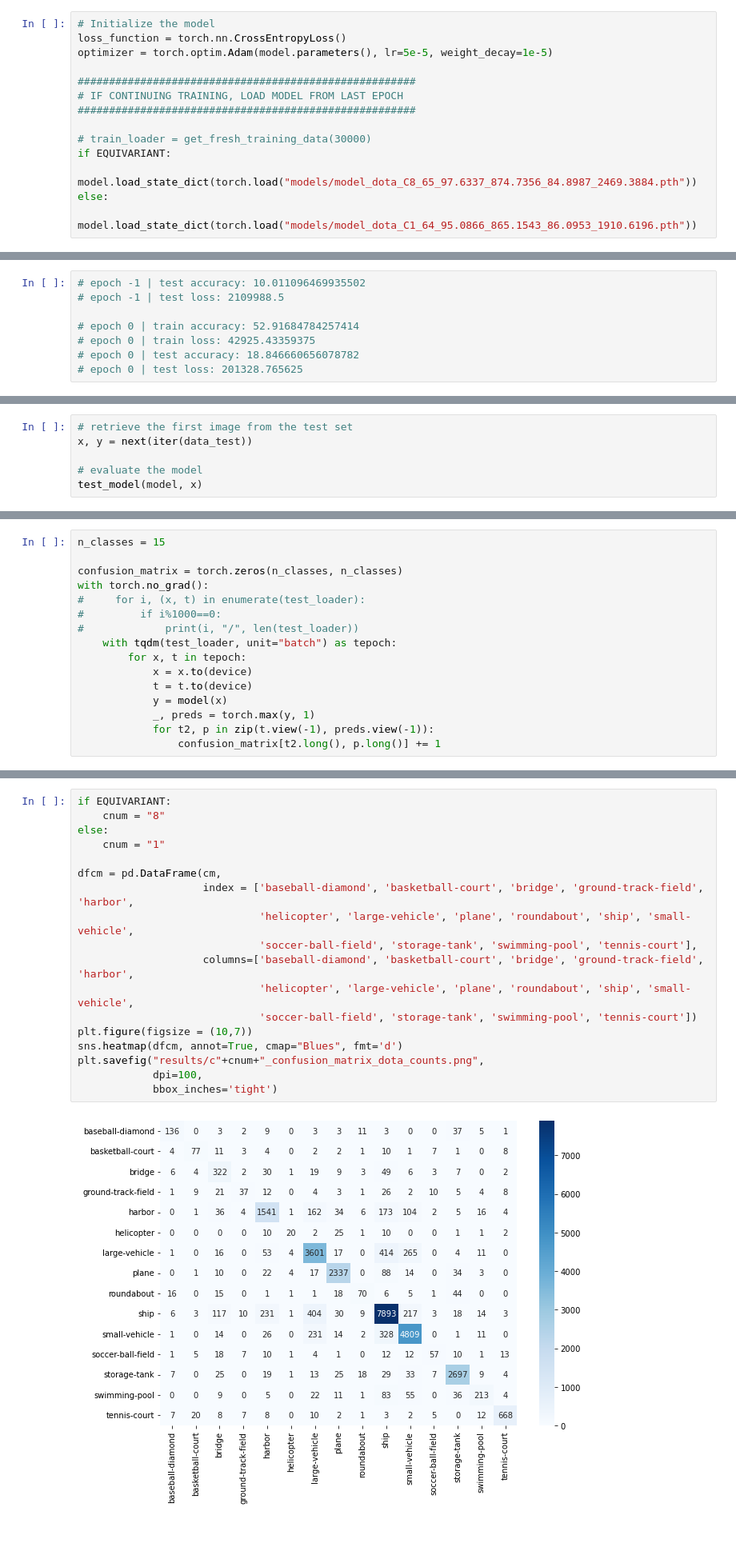
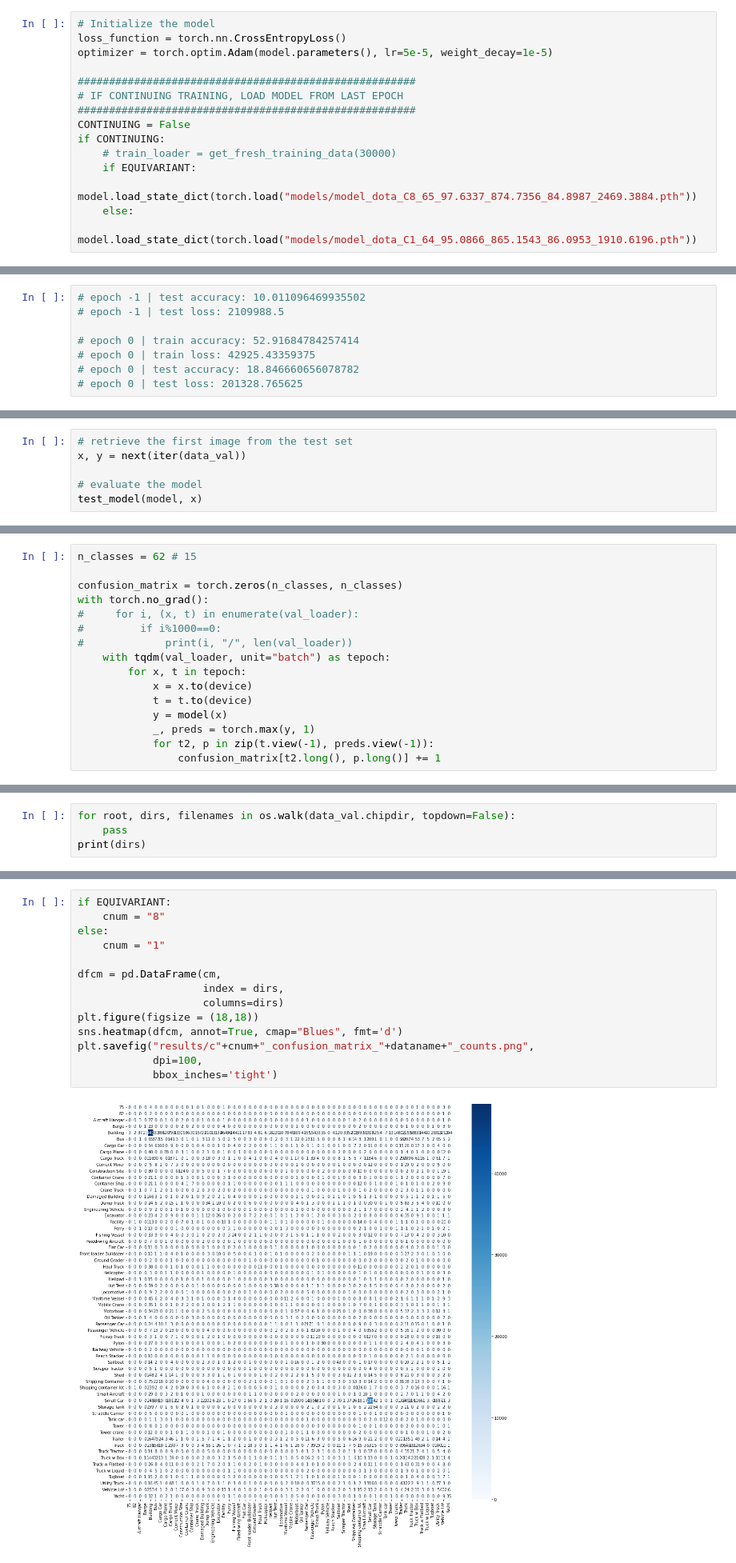
Before and after one commit to lewj85/e2cnn_experiments, a Jupyter notebook: e2cnn.ipynb, the cells around one changed output, grey strips where cells are left out. Shown at 80% size. Cells and saved outputs as stored; diff of their text form; blank space fills up the shorter version.

Commit message:
Added xView results

```diff
--- a/e2cnn.ipynb
+++ b/e2cnn.ipynb
@@ -634,12 +691,13 @@ optimizer = torch.optim.Adam(model.parameters(), lr=5e-5, weight_decay=1e-5)
 ######################################################
 # IF CONTINUING TRAINING, LOAD MODEL FROM LAST EPOCH
 ######################################################
-
-# train_loader = get_fresh_training_data(30000)
-if EQUIVARIANT:
-    model.load_state_dict(torch.load("models/model_dota_C8_65_97.6337_874.7356_84.8987_2469.3884.pth"))
-else:
-    model.load_state_dict(torch.load("models/model_dota_C1_64_95.0866_865.1543_86.0953_1910.6196.pth"))
+CONTINUING = False
+if CONTINUING:
+    # train_loader = get_fresh_training_data(30000)
+    if EQUIVARIANT:
+        model.load_state_dict(torch.load("models/model_dota_C8_65_97.6337_874.7356_84.8987_2469.3884.pth"))
+    else:
+        model.load_state_dict(torch.load("models/model_dota_C1_64_95.0866_865.1543_86.0953_1910.6196.pth"))
 # %%
 # # get initial performance with random weights
 # test_total = 0
@@ -812,6 +895,6 @@ else:
 # %%
 # retrieve the first image from the test set
-x, y = next(iter(data_test))
+x, y = next(iter(data_val))
 
 # evaluate the model
 test_model(model, x)
@@ -829,13 +918,13 @@ angle |       0       1       2       3       4       5       6       7       8
 ##########################################################################################
 # %%
-n_classes = 15
+n_classes = 62 # 15
 
 confusion_matrix = torch.zeros(n_classes, n_classes)
 with torch.no_grad():
-#     for i, (x, t) in enumerate(test_loader):
+#     for i, (x, t) in enumerate(val_loader):
 #         if i%1000==0:
-#             print(i, "/", len(test_loader))
-    with tqdm(test_loader, unit="batch") as tepoch:
+#             print(i, "/", len(val_loader))
+    with tqdm(val_loader, unit="batch") as tepoch:
         for x, t in tepoch:
             x = x.to(device)
             t = t.to(device)
@@ -885,0 +969,4 @@ print(cm)
+# %%
+for root, dirs, filenames in os.walk(data_val.chipdir, topdown=False):
+    pass
+print(dirs)
@@ -886,23 +975,19 @@ print(cm)
 # %%
 if EQUIVARIANT:
     cnum = "8"
 else:
     cnum = "1"
 
 dfcm = pd.DataFrame(cm,
-                    index = ['baseball-diamond', 'basketball-court', 'bridge', 'ground-track-field', 'harbor',
-                             'helicopter', 'large-vehicle', 'plane', 'roundabout', 'ship', 'small-vehicle',
-                             'soccer-ball-field', 'storage-tank', 'swimming-pool', 'tennis-court'],
-                    columns=['baseball-diamond', 'basketball-court', 'bridge', 'ground-track-field', 'harbor',
-                             'helicopter', 'large-vehicle', 'plane', 'roundabout', 'ship', 'small-vehicle',
-                             'soccer-ball-field', 'storage-tank', 'swimming-pool', 'tennis-court'])
-plt.figure(figsize = (10,7))
+                    index = dirs,
+                    columns=dirs)
+plt.figure(figsize = (18,18))
 sns.heatmap(dfcm, annot=True, cmap="Blues", fmt='d')
-plt.savefig("results/c"+cnum+"_confusion_matrix_dota_counts.png",
+plt.savefig("results/c"+cnum+"_confusion_matrix_"+dataname+"_counts.png",
             dpi=100,
             bbox_inches='tight')
 # %% [output]
-[figure, old version]
+[figure, new version]
 # %%
 print(100*confusion_matrix.diag()/confusion_matrix.sum(1))
 # %% [output]
```
Also changed, not shown: parts of 28 cells of this notebook, 7 other files.
